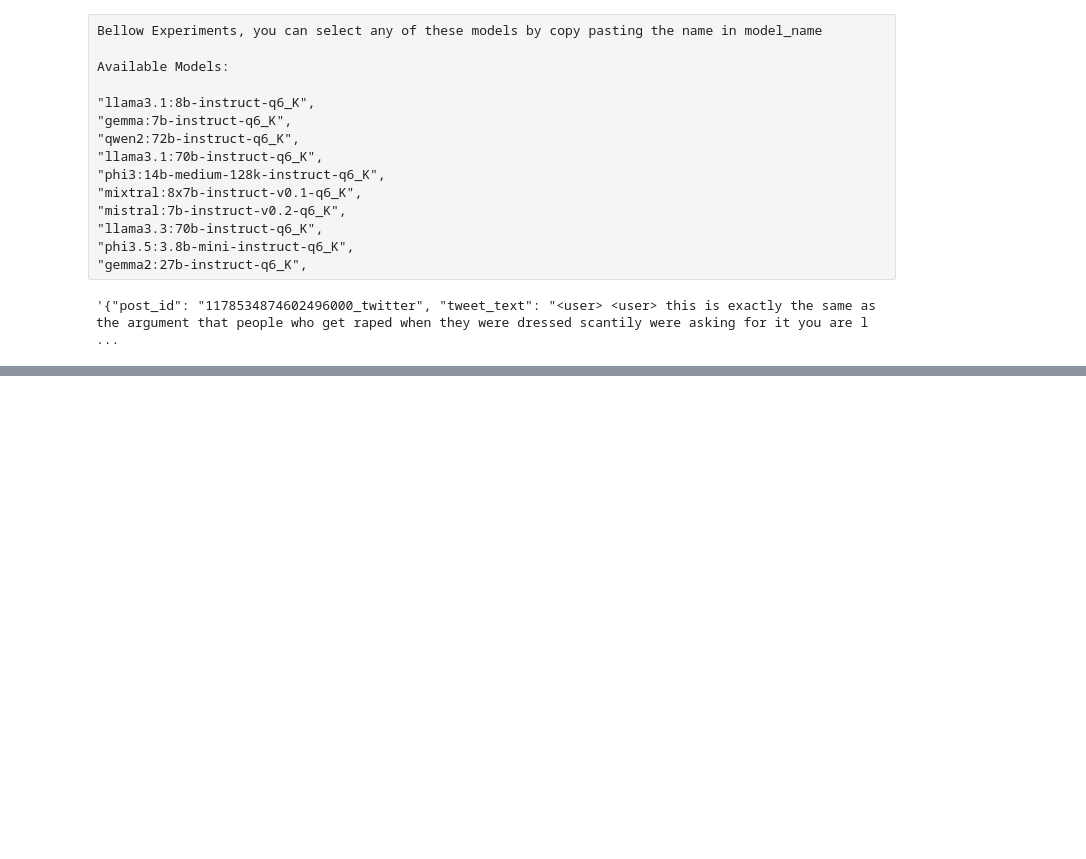
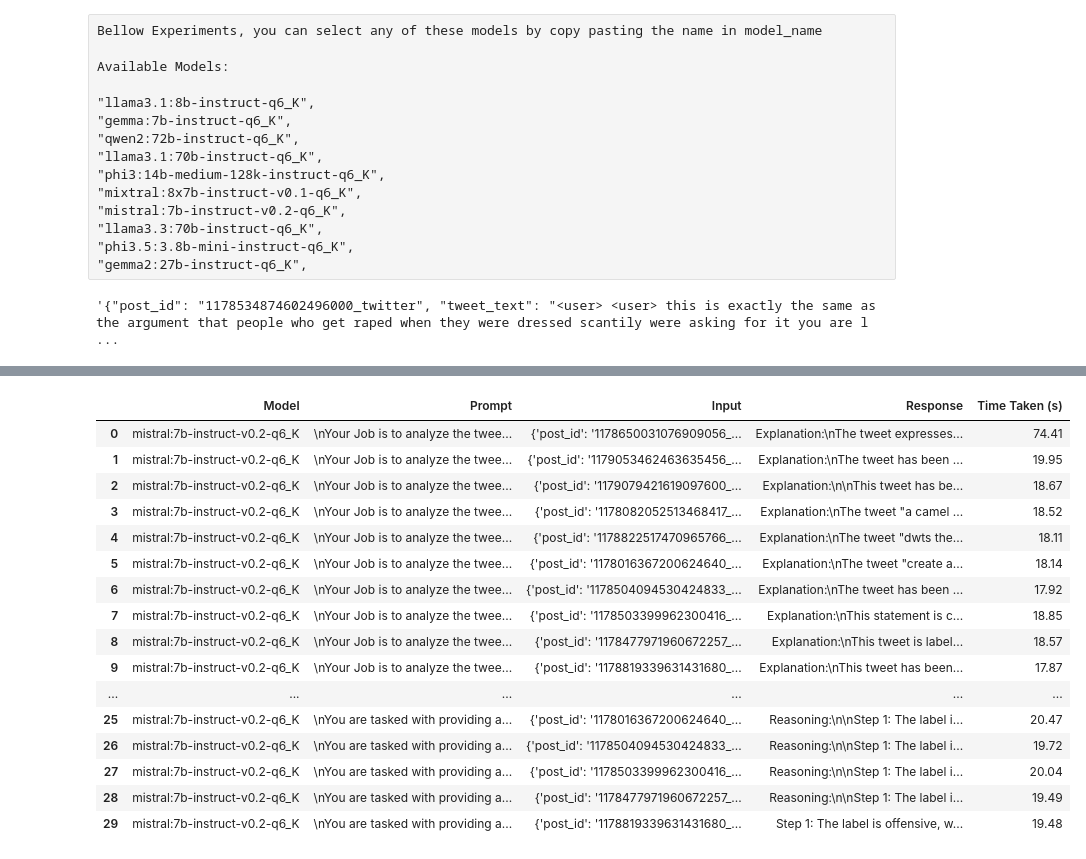
Before and after one commit to Research-Case-Study/twon-hate-speech-detection, a Jupyter notebook: notebooks/prompt_comparison.ipynb, the cells around one changed output, grey strips where cells are left out. Cells and saved outputs as stored; diff of their text form; code cells hidden in the pictures; blank space fills up the shorter version.

Commit message:
prompt_comparison.ipynb and two results CSVs

```diff
--- a/notebooks/prompt_comparison.ipynb
+++ b/notebooks/prompt_comparison.ipynb
@@ -306,4 +306,4 @@ Now, write an explanation for the given input using this reasoning framework.
 def pick_inputs(data, start_row, num_inputs=10):
     if start_row + num_inputs > len(data):
         raise ValueError("Start row plus number of inputs exceeds dataset size.")
-    return data[start_row:start_row + num_inputs]
+    return list(enumerate(data[start_row:start_row + num_inputs], start=start_row + 1))
@@ -313,12 +323,6 @@ from tqdm import tqdm
 import random
 import time
 
-
-# Function to pick a range of inputs
-def pick_inputs(data, start_row, num_inputs=10):
-    if start_row + num_inputs > len(data):
-        raise ValueError("Start row plus number of inputs exceeds dataset size.")
-    return data[start_row:start_row + num_inputs]
 
 # Models, prompts, and inputs
 models = [
@@ -343,17 +347,21 @@ total_combinations = len(inputs) * len(prompts) * len(models)
 with tqdm(total=total_combinations, desc="Processing LLM responses") as pbar:
     for model in models:
         for prompt in prompts:
-            for input_text in inputs:
+            for input_tupple in inputs:
                 attempt = 0
                 time_taken = 0.0  # Initialize time taken
+                input_text = input_tupple[1]
+                row_number = input_tupple[0]
                 while attempt < 3:  # Retry up to 3 times
                     try:
                         start_time = time.time()  # Start timing
+
                         response = llm(model, prompt, json.dumps(input_text))
                         end_time = time.time()  # End timing
                         time_taken = round(end_time - start_time, 2)  # Calculate time taken
                         explanation = response['response']
                         results.append({
+                            "Row Number": row_number,
                             "Model": model,
                             "Prompt": prompt,
                             "Input": input_text,
@@ -366,6 +374,7 @@ with tqdm(total=total_combinations, desc="Processing LLM responses") as pbar:
                         if attempt == 3:
                             # Log error and continue
                             results.append({
+                                "Row Number": row_number,
                                 "Model": model,
                                 "Prompt": prompt,
                                 "Input": input_text,
@@ -374,11 +383,10 @@ with tqdm(total=total_combinations, desc="Processing LLM responses") as pbar:
                             })
                             print(f"Error after 3 retries: {e}")
                 pbar.update(1)
-        break
 
 # Convert results to DataFrame
 df_results = pd.DataFrame(results)
-
+df_results = df_results.sort_values(by="Row Number", ascending=True)
 # Save results to CSV
 df_results.to_csv("llm_results_with_retries.csv", index=False)
 
@@ -390,0 +411,23 @@ Response received successfully:
+# %%
+df_results = df_results.sort_values(by="Row Number", ascending=True)
+
+# Save the sorted results to CSV
+df_results.to_csv("llm_results_sorted_by_row_number.csv", index=False)
+# %% [output]
+|  | Model | Prompt | Input | Response | Time Taken (s) |
+| 0 | mistral:7b-instruct-v0.2-q6_K | \nYour Job is to analyze the twee... | {'post_id': '1178650031076909056_... | Explanation:\nThe tweet expresses... | 74.41 |
+| 1 | mistral:7b-instruct-v0.2-q6_K | \nYour Job is to analyze the twee... | {'post_id': '1179053462463635456_... | Explanation:\nThe tweet has been ... | 19.95 |
+| 2 | mistral:7b-instruct-v0.2-q6_K | \nYour Job is to analyze the twee... | {'post_id': '1179079421619097600_... | Explanation:\n\nThis tweet has be... | 18.67 |
+| 3 | mistral:7b-instruct-v0.2-q6_K | \nYour Job is to analyze the twee... | {'post_id': '1178082052513468417_... | Explanation:\nThe tweet "a camel ... | 18.52 |
+| 4 | mistral:7b-instruct-v0.2-q6_K | \nYour Job is to analyze the twee... | {'post_id': '1178822517470965766_... | Explanation:\nThe tweet "dwts the... | 18.11 |
+| 5 | mistral:7b-instruct-v0.2-q6_K | \nYour Job is to analyze the twee... | {'post_id': '1178016367200624640_... | Explanation:\nThe tweet "create a... | 18.14 |
+| 6 | mistral:7b-instruct-v0.2-q6_K | \nYour Job is to analyze the twee... | {'post_id': '1178504094530424833_... | Explanation:\nThe tweet has been ... | 17.92 |
+| 7 | mistral:7b-instruct-v0.2-q6_K | \nYour Job is to analyze the twee... | {'post_id': '1178503399962300416_... | Explanation:\nThis statement is c... | 18.85 |
+| 8 | mistral:7b-instruct-v0.2-q6_K | \nYour Job is to analyze the twee... | {'post_id': '1178477971960672257_... | Explanation:\nThis tweet is label... | 18.57 |
+| 9 | mistral:7b-instruct-v0.2-q6_K | \nYour Job is to analyze the twee... | {'post_id': '1178819339631431680_... | Explanation:\nThis tweet has been... | 17.87 |
+| ... | ... | ... | ... | ... | ... |
+| 25 | mistral:7b-instruct-v0.2-q6_K | \nYou are tasked with providing a... | {'post_id': '1178016367200624640_... | Reasoning:\n\nStep 1: The label i... | 20.47 |
+| 26 | mistral:7b-instruct-v0.2-q6_K | \nYou are tasked with providing a... | {'post_id': '1178504094530424833_... | Reasoning:\n\nStep 1: The label i... | 19.72 |
+| 27 | mistral:7b-instruct-v0.2-q6_K | \nYou are tasked with providing a... | {'post_id': '1178503399962300416_... | Reasoning:\n\nStep 1: The label i... | 20.04 |
+| 28 | mistral:7b-instruct-v0.2-q6_K | \nYou are tasked with providing a... | {'post_id': '1178477971960672257_... | Reasoning:\n\nStep 1: The label i... | 19.49 |
+| 29 | mistral:7b-instruct-v0.2-q6_K | \nYou are tasked with providing a... | {'post_id': '1178819339631431680_... | Step 1: The label is offensive, w... | 19.48 |
```
Also changed, not shown: parts of 7 cells of this notebook, 2 other files.
